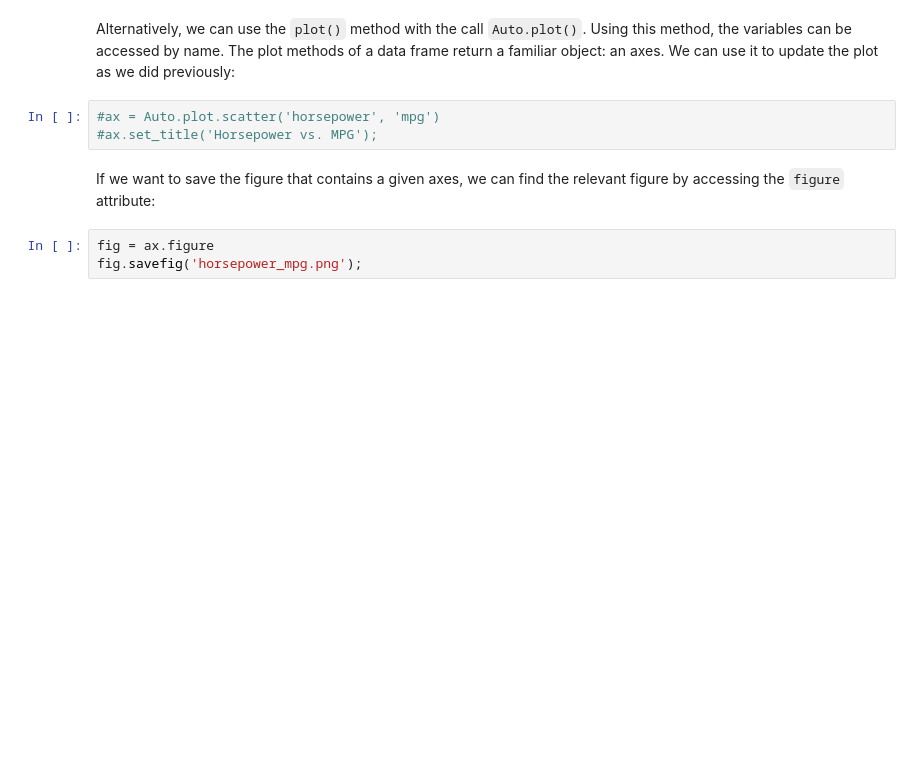
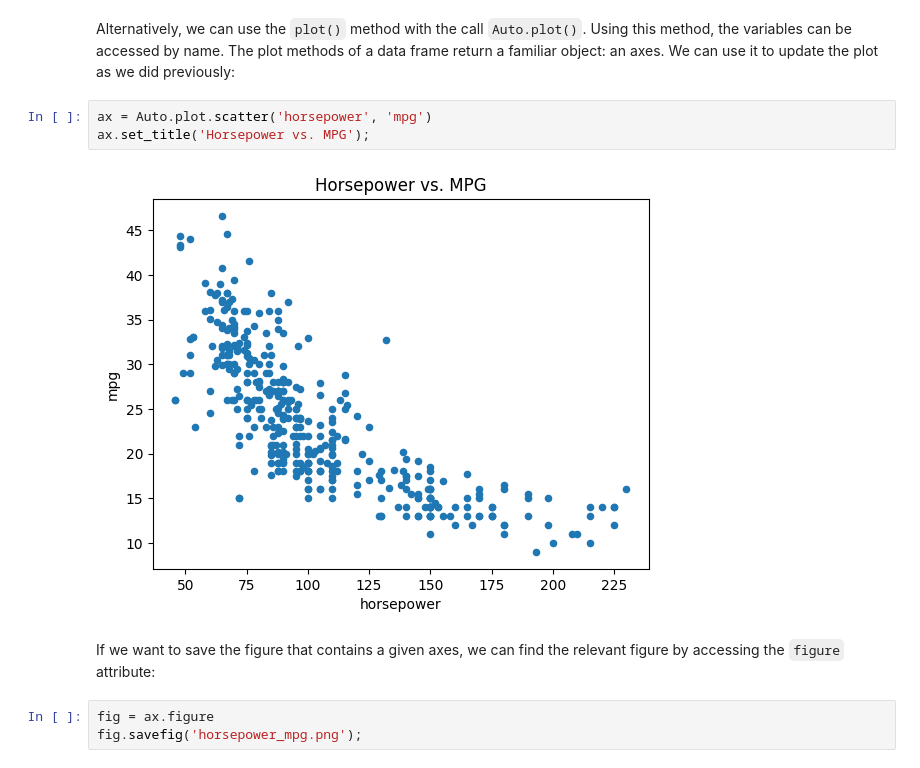
Before and after one commit to l22140627-sketch/ISLP_labs, a Jupyter notebook: Ch02-statlearn-lab.ipynb, the cells around one changed output. Cells and saved outputs as stored; diff of their text form; blank space fills up the shorter version.

```diff
--- a/Ch02-statlearn-lab.ipynb
+++ b/Ch02-statlearn-lab.ipynb
@@ -1129,8 +1362,10 @@ the variables  can be accessed by name.
 The plot methods of a data frame return a familiar object:
 an axes. We can use it to update the plot as we did previously:
 # %%
-#ax = Auto.plot.scatter('horsepower', 'mpg')
-#ax.set_title('Horsepower vs. MPG');
+ax = Auto.plot.scatter('horsepower', 'mpg')
+ax.set_title('Horsepower vs. MPG');
+# %% [output]
+[figure, added]
 # %% [markdown]
 If we want to save
 the figure that contains a given axes, we can find the relevant figure
```
Also changed, not shown: parts of 48 cells of this notebook.
